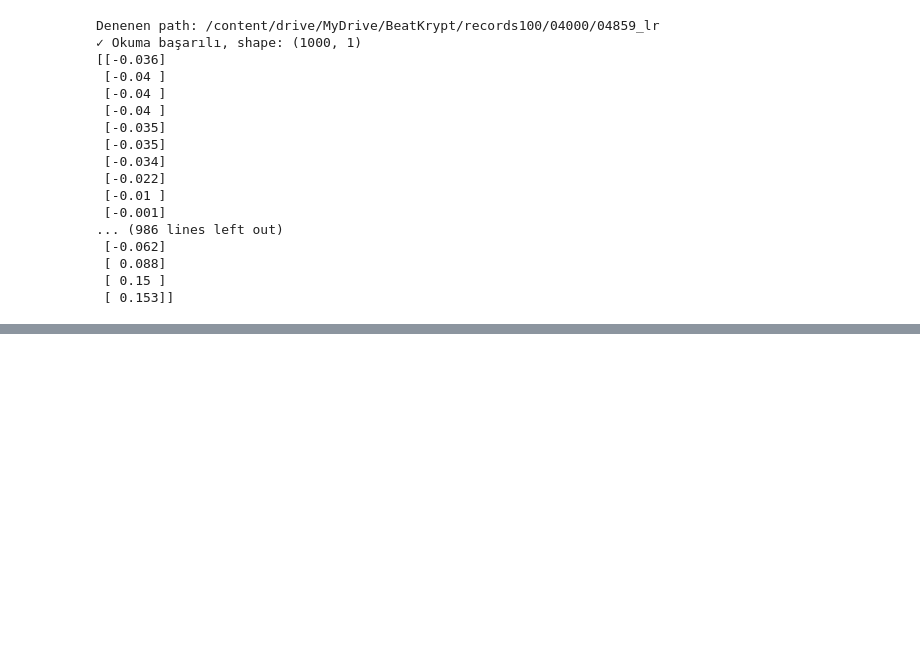
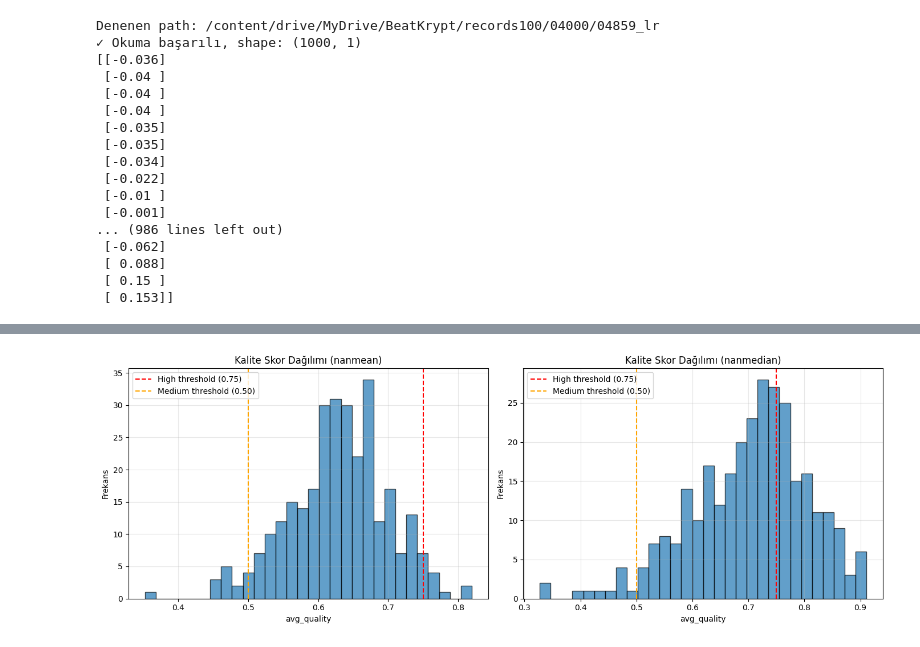
Before and after one commit to ackrbulut11/BeatKrypt, a Jupyter notebook: research/02_preprocessing.ipynb, the cells around one changed output, grey strips where cells are left out. Drawn from its saved outputs; the diff is of its cells as text; code cells hidden in the pictures; blank space fills up the shorter version.

```diff
--- a/research/02_preprocessing.ipynb
+++ b/research/02_preprocessing.ipynb
@@ -271,12 +271,12 @@ def process_single_row_with_quality(row):
 
         # --- Kalite Skoru, peak detection'dan ÖNCE hesaplanıyor ---
         # nk.ecg_quality bazı sürümlerde skaler float yerine sample-bazlı bir array (zaman serisi) döndürüyor.
-        # np.atleast_1d + np.nanmean ile, ister array ister skaler gelsin, güvenli tek bir float'a indirgiyoruz.
+        # np.atleast_1d + np.nanmedian ile, ister array ister skaler gelsin, güvenli tek bir float'a indirgiyoruz.
         raw_q_left = np.atleast_1d(nk.ecg_quality(clean_left, sampling_rate=100, method="averageQRS"))
         raw_q_right = np.atleast_1d(nk.ecg_quality(clean_right, sampling_rate=100, method="averageQRS"))
 
-        q_left = float(np.nanmean(raw_q_left))
-        q_right = float(np.nanmean(raw_q_right))
+        q_left = float(np.nanmedian(raw_q_left))
+        q_right = float(np.nanmedian(raw_q_right))
 
         if np.isnan(q_left) or np.isnan(q_right):
             return "rejected_quality", None
@@ -546,0 +569,79 @@ plt.show()
+# %%
+
+def get_quality_score_only(row_data):
+    """Sadece kalite skorunu hesaplayıp döndüren hafif versiyon (segmentasyon/normalizasyon yok)."""
+    try:
+        idx, row = row_data
+        l_file = row['left_filename']
+        r_file = row['right_filename']
+
+        if not l_file.startswith('records100/'): l_file = os.path.join('records100', l_file)
+        if not r_file.startswith('records100/'): r_file = os.path.join('records100', r_file)
+
+        left_path = os.path.join(BASE_DIR, l_file)
+        right_path = os.path.join(BASE_DIR, r_file)
+
+        signal_left, _ = wfdb.rdsamp(left_path, channels=[0])
+        signal_right, _ = wfdb.rdsamp(right_path, channels=[0])
+
+        clean_left = nk.ecg_clean(signal_left.flatten(), sampling_rate=100, method="neurokit")
+        clean_right = nk.ecg_clean(signal_right.flatten(), sampling_rate=100, method="neurokit")
+
+        raw_q_left = np.atleast_1d(nk.ecg_quality(clean_left, sampling_rate=100, method="averageQRS"))
+        raw_q_right = np.atleast_1d(nk.ecg_quality(clean_right, sampling_rate=100, method="averageQRS"))
+
+        q_left_mean = float(np.nanmean(raw_q_left))
+        q_right_mean = float(np.nanmean(raw_q_right))
+        q_left_median = float(np.nanmedian(raw_q_left))
+        q_right_median = float(np.nanmedian(raw_q_right))
+
+        return {
+            "avg_quality_mean": np.nanmean([q_left_mean, q_right_mean]),
+            "avg_quality_median": np.nanmean([q_left_median, q_right_median]),
+        }
+    except Exception:
+        return None
+
+
+# --- Örneklem üzerinde çalıştır (tüm dataset değil, hızlı olsun) ---
+SAMPLE_SIZE = 300
+sample_df = all_pairs_df.sample(n=SAMPLE_SIZE, random_state=42)
+
+sample_scores = []
+with ThreadPoolExecutor(max_workers=8) as executor:
+    futures = [executor.submit(get_quality_score_only, row_data) for row_data in sample_df.iterrows()]
+    for f in tqdm(as_completed(futures), total=len(futures), desc="Örneklem Kalite Skoru Hesaplanıyor"):
+        result = f.result()
+        if result is not None:
+            sample_scores.append(result)
+
+mean_scores = [s["avg_quality_mean"] for s in sample_scores]
+median_scores = [s["avg_quality_median"] for s in sample_scores]
+
+print(f"Toplam işlenen örnek: {len(sample_scores)} / {SAMPLE_SIZE}")
+print(f"\n--- np.nanmean ile (şu an kullandığın yöntem) ---")
+print(f"Ortalama: {np.mean(mean_scores):.3f} | Medyan: {np.median(mean_scores):.3f}")
+print(f">= 0.75 (high) oranı: {np.mean(np.array(mean_scores) >= 0.75)*100:.1f}%")
+print(f">= 0.50 (medium+) oranı: {np.mean(np.array(mean_scores) >= 0.50)*100:.1f}%")
+
+print(f"\n--- np.nanmedian ile (alternatif, outlier'a dayanıklı) ---")
+print(f"Ortalama: {np.mean(median_scores):.3f} | Medyan: {np.median(median_scores):.3f}")
+print(f">= 0.75 (high) oranı: {np.mean(np.array(median_scores) >= 0.75)*100:.1f}%")
+print(f">= 0.50 (medium+) oranı: {np.mean(np.array(median_scores) >= 0.50)*100:.1f}%")
+
+# --- Histogram: iki yöntemi yan yana karşılaştır ---
+fig, axes = plt.subplots(1, 2, figsize=(14, 5))
+
+for ax, scores, title in zip(axes, [mean_scores, median_scores], ["nanmean", "nanmedian"]):
+    ax.hist(scores, bins=30, color='#1f77b4', alpha=0.7, edgecolor='black')
+    ax.axvline(x=0.75, color='red', linestyle='--', label='High threshold (0.75)')
+    ax.axvline(x=0.50, color='orange', linestyle='--', label='Medium threshold (0.50)')
+    ax.set_title(f"Kalite Skor Dağılımı ({title})")
+    ax.set_xlabel("avg_quality")
+    ax.set_ylabel("Frekans")
+    ax.legend()
+    ax.grid(True, alpha=0.3)
+
+plt.tight_layout()
+plt.show()
+# %% [output]
@@ -546,0 +659 @@ plt.show()
+[figure, added]
```
Also changed, not shown: parts of 5 cells of this notebook.
